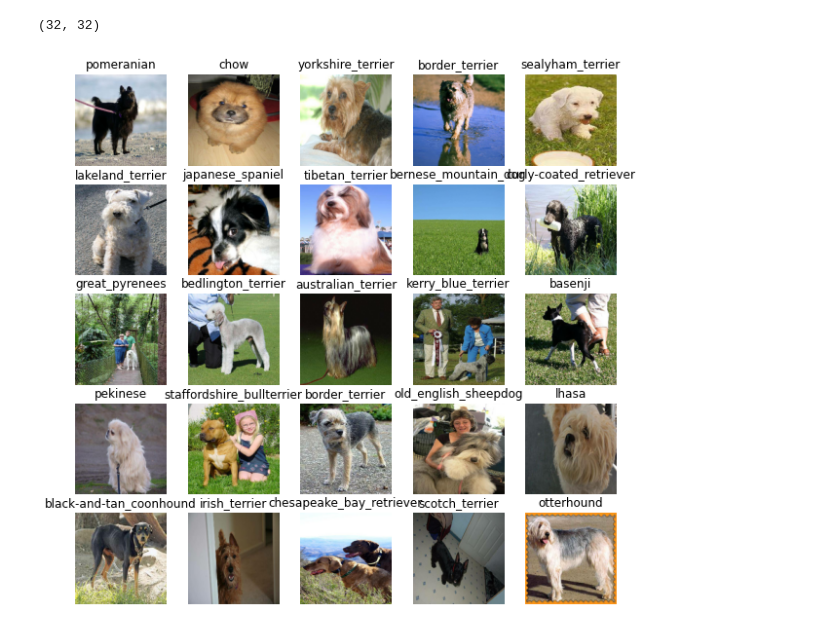
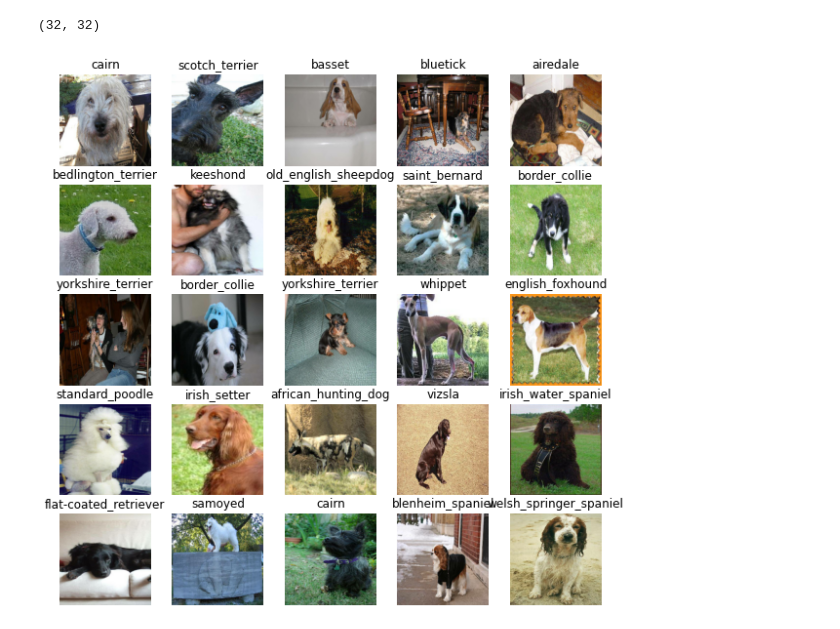
Before and after one commit to daniel8691/Image_Rec_Tensorflow, a Jupyter notebook: dog_vision.ipynb, the cells around one changed output. Saved outputs shown, nothing was run; the diff lists cells and outputs as text; code cells hidden in the pictures.

```diff
--- a/dog_vision.ipynb
+++ b/dog_vision.ipynb
@@ -721,9 +721,9 @@ len(train_images), len(train_labels)
 (32, 32)
 # %%
 # Now let's visualize the data in a training batch
-show_25_images(train_images, train_labels)
+show_25_images(val_images, val_labels)
 # %% [output]
-[figure, old version]
+[figure, new version]
 # %%
 # Now let's visualize the validation set
 val_images, val_labels = next(val_data.as_numpy_iterator())
```
Also changed, not shown: parts of 15 cells of this notebook.
